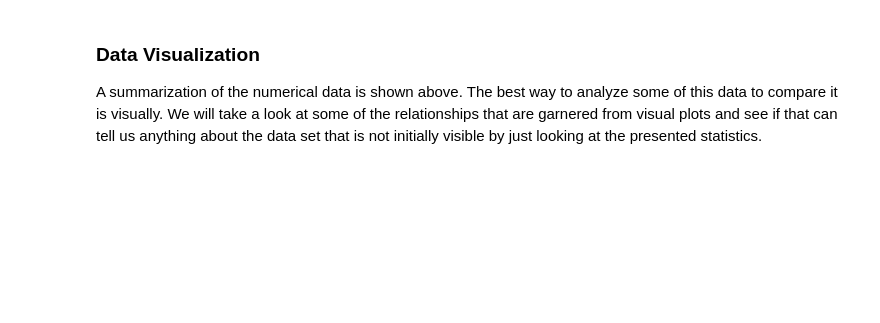
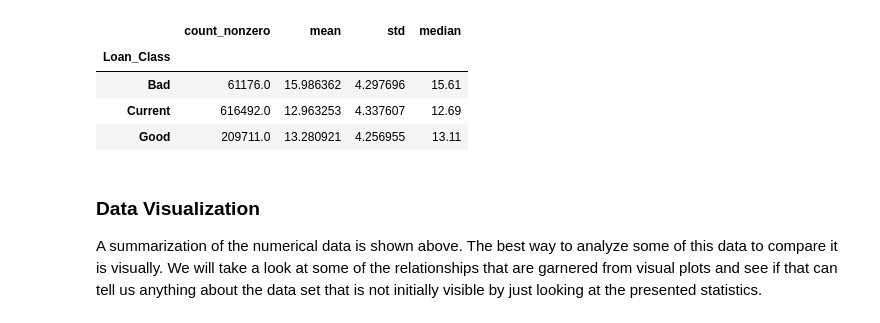
Before and after one commit to mridulja/MSDS7331_Project1, a Jupyter notebook: Data AnalysisV2.ipynb, the cells around one changed output. Cells and saved outputs as stored; diff of their text form; code cells hidden in the pictures; blank space fills up the shorter version.

```diff
--- a/Data AnalysisV2.ipynb
+++ b/Data AnalysisV2.ipynb
@@ -274,3 +206,13 @@ loan_df.describe()
+# %%
+#look at difference between the interest rate of the loans by loan status
+statusGroup = loan_df.groupby('Loan_Class')
+statusGroup['int_rate'].agg([np.count_nonzero, np.mean, np.std, np.median])
+# %% [output]
+|  | count_nonzero | mean | std | median |
+| Loan_Class |  |  |  |  |
+| Bad | 61176.0 | 15.986362 | 4.297696 | 15.61 |
+| Current | 616492.0 | 12.963253 | 4.337607 | 12.69 |
+| Good | 209711.0 | 13.280921 | 4.256955 | 13.11 |
 # %% [markdown]
 ### Data Visualization
 A summarization of the numerical data is shown above. The best way to analyze some of this data to compare it is visually. We will take a look at some of the relationships that are garnered from visual plots and see if that can tell us anything about the data set that is not initially visible by just looking at the presented statistics.
```
Also changed, not shown: parts of 25 cells of this notebook.
